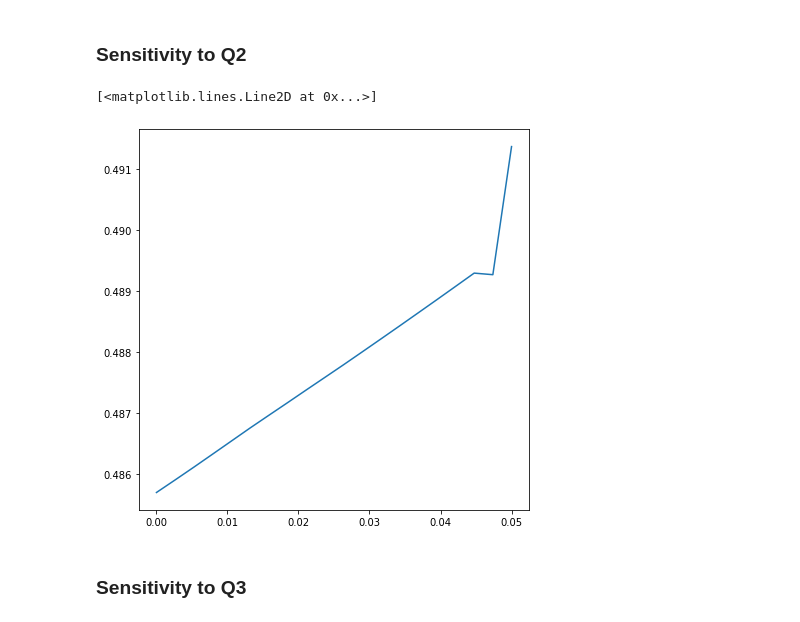
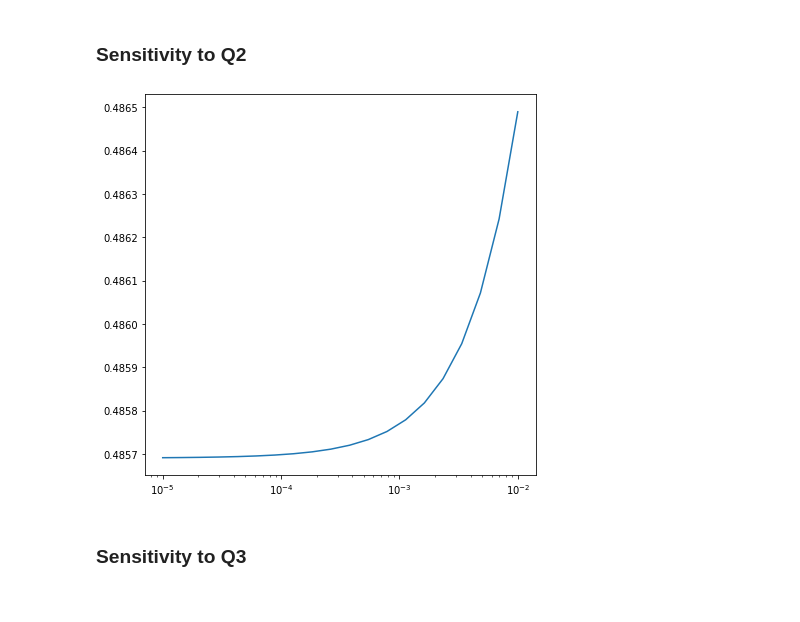
Before and after one commit to giuliovv/duckrace, a Jupyter notebook: casadi_mpc.ipynb, the cells around one changed output. Cells and saved outputs as stored; diff of their text form; code cells hidden in the pictures.

```diff
--- a/casadi_mpc.ipynb
+++ b/casadi_mpc.ipynb
@@ -365,7 +383,7 @@ plt.plot(np.linspace(1e-2, 4e2, 20), errors_Q)
 # %%
 errors_Q2 = []
 
-for Q2_ in np.linspace(5e-6, 5e-2, 20):
+for Q2_ in np.logspace(-5, -2, 20):
     X_log = np.empty((5,0))
     U_log = np.empty((2,0))
 
@@ -375,9 +393,6 @@ for Q2_ in np.linspace(5e-6, 5e-2, 20):
     idx = index
     u_delay = u_delay0
     errors = []
-    error_x = []
-    error_y = []
-    error_theta = []
 
     kdtree = spatial.KDTree(traj[:, :2])
     for i in range(50):
@@ -393,19 +408,20 @@ for Q2_ in np.linspace(5e-6, 5e-2, 20):
 
         distance = (traj[idx, 0] - x[0])**2 + (traj[idx, 1] - x[1])**2
         errors.append(distance)
-        error_x.append(traj[idx, 0] - x[0])
-        error_y.append(traj[idx, 1] - x[1])
-        error_theta.append(mod(x[2]-traj[idx, 2]+pi, 2*pi)-pi)
 
         _,idx = kdtree.query(np.array([x[0], x[1]]).reshape(-1))
         r = traj[idx:idx+N+1, :2].T
         tr = traj[idx:idx+N+1, 2].T
     errors_Q2.append(np.array(errors).reshape(-1).sum())
-# %%
-plt.plot(np.linspace(5e-6, 5e-2, 20), errors_Q2)
-# %% [output]
-[<matplotlib.lines.Line2D at 0x...>]
-[figure, removed]
+# %%
+fig, ax = plt.subplots()
+x = np.logspace(-5, -2, 20)
+ax.plot(x, errors_Q2)
+
+# Set x scale to logarithmic
+ax.set_xscale('log')
+# %% [output]
+[figure, added]
 # %% [markdown]
 ### Sensitivity to Q3
 # %%
```
Also changed, not shown: parts of 12 cells of this notebook.
